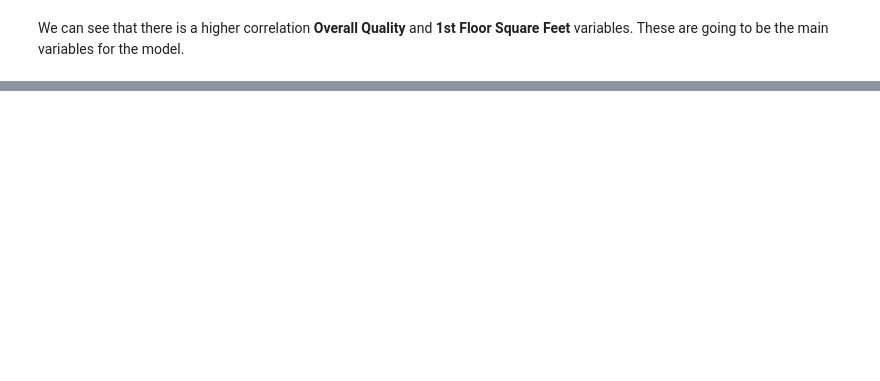
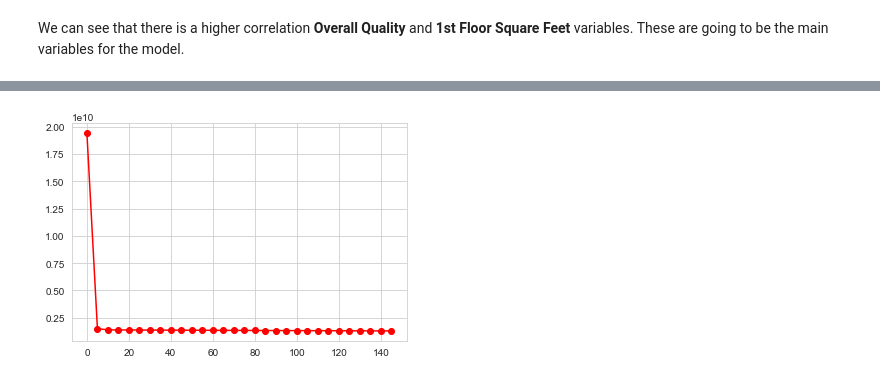
Before and after one commit to joser834/Data-Science, a Jupyter notebook: MS_DataScience/Python/House Prices Prediction/House Price Prediction.ipynb, the cells around one changed output, grey strips where cells are left out. Saved outputs shown, nothing was run; the diff lists cells and outputs as text; code cells hidden in the pictures; blank space fills up the shorter version.

Commit message:
Model A completed

```diff
--- a/MS_DataScience/Python/House Prices Prediction/House Price Prediction.ipynb
+++ b/MS_DataScience/Python/House Prices Prediction/House Price Prediction.ipynb
@@ -183,0 +195,34 @@ We can see that there is a higher correlation **Overall Quality** and **1st Floo
+# %%
+def model_a_price_prediction(epochs, print_error_each, lr, x, y):
+    mat = np.array([x,np.ones(len(x))]).transpose()
+    m = 1
+    b = 0
+    vec = np.array([m,b])
+    error = np.array([])
+    results = {}
+    i=0
+    for i in range(0,epochs):
+        yhat = np.matmul(mat, vec)
+        error = np.append(error,np.array([(1/2)*np.average(((y-yhat)**2))]))
+        #if(np.mod(i,print_error_each)==0):
+            #print("error",i,": ",error[i], sep="")
+        gradient = np.matmul((yhat-y).transpose(),mat)/len(mat)
+        m = m - (lr*gradient[0])
+        b = b - (lr*gradient[1])
+        vec = np.array([m,b])
+        results[i] = np.array(vec)
+    return(results,error) #agregar un parametro para elegir o siempre escribir un [0] o [1]?
+# %%
+def model_a_plot_error(dat, n):
+    x = np.arange(0,len(dat[1]),n)
+    y = dat[1][0::n]
+    plt.plot(x,y, 'ro-')
+# %%
+a = model_a_price_prediction(epochs=150,
+                             print_error_each=1,
+                             lr=0.04,
+                             x=train['OverallQual'],
+                             y=train['SalePrice'])
+model_a_plot_error(a,5) #como automatizar el escribir el 150 o 0.04 arriba
+# %% [output]
+[figure, added]
```
Also changed, not shown: parts of 6 cells of this notebook.
